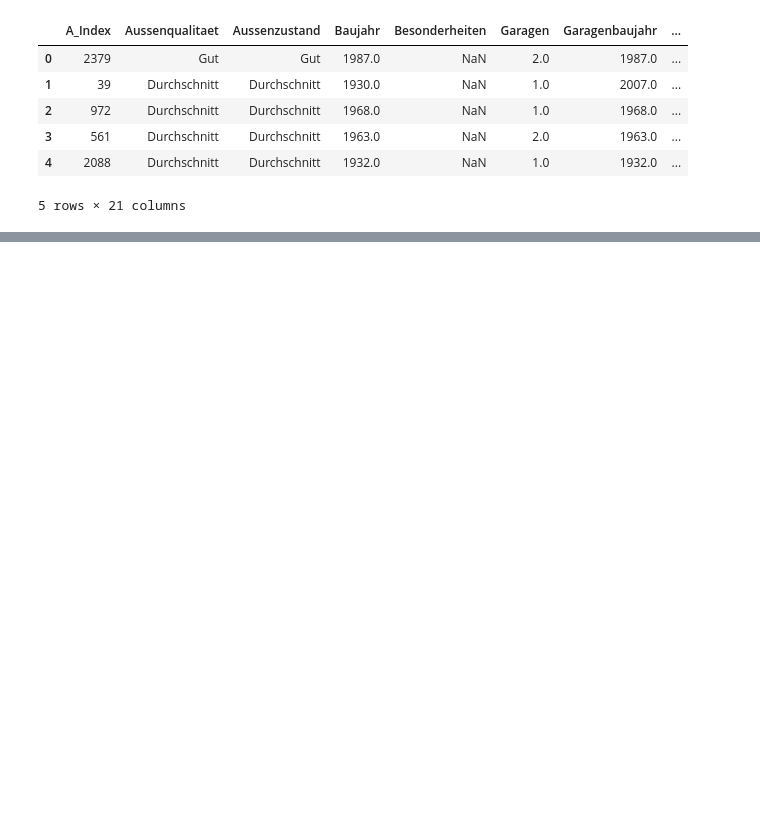
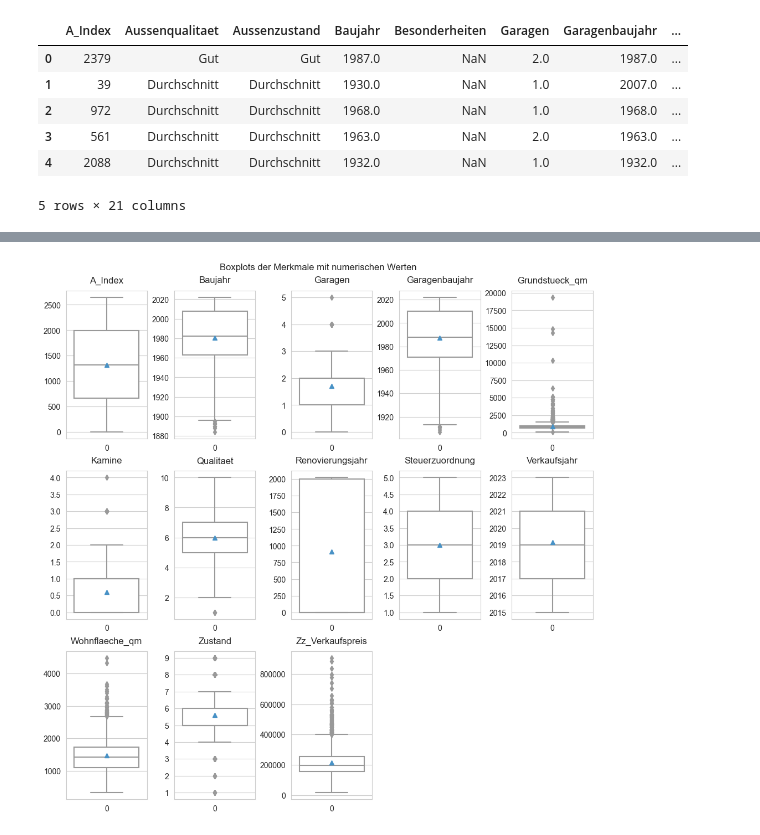
Before and after one commit to juliabb1/Data-Science-Programmentwurf, a Jupyter notebook: Programmentwurf/programmentwurf.ipynb, the cells around one changed output, grey strips where cells are left out. Saved outputs shown, nothing was run; the diff lists cells and outputs as text; code cells hidden in the pictures; blank space fills up the shorter version.

```diff
--- a/Programmentwurf/programmentwurf.ipynb
+++ b/Programmentwurf/programmentwurf.ipynb
@@ -135,0 +164,24 @@ data.describe()
+# %%
+fig, axes = plt.subplots(3,5, figsize=(10, 10), sharey=False, constrained_layout=True)
+fig.suptitle("Boxplots der Merkmale mit numerischen Werten")
+
+# Erstellen der Boxplots von Merkmalen mit numerischer Ausprägung
+j = 0
+k = 0
+for i in data_numeric.columns:
+    if(k == 5):
+        k = 0
+        j += 1
+    sns.boxplot(data=data[i], ax=axes[j][k], showmeans=True, color="white")
+    axes[j][k].set_title(i, pad=10)
+    k += 1
+
+sns.set_palette("Blues_d")
+sns.set_style("whitegrid")
+
+# Löschen leerer Subplots
+fig.delaxes(axes[2][4])
+fig.delaxes(axes[2][3])
+plt.show()
+# %% [output]
+[figure, added]
```
Also changed, not shown: parts of 16 cells of this notebook.
